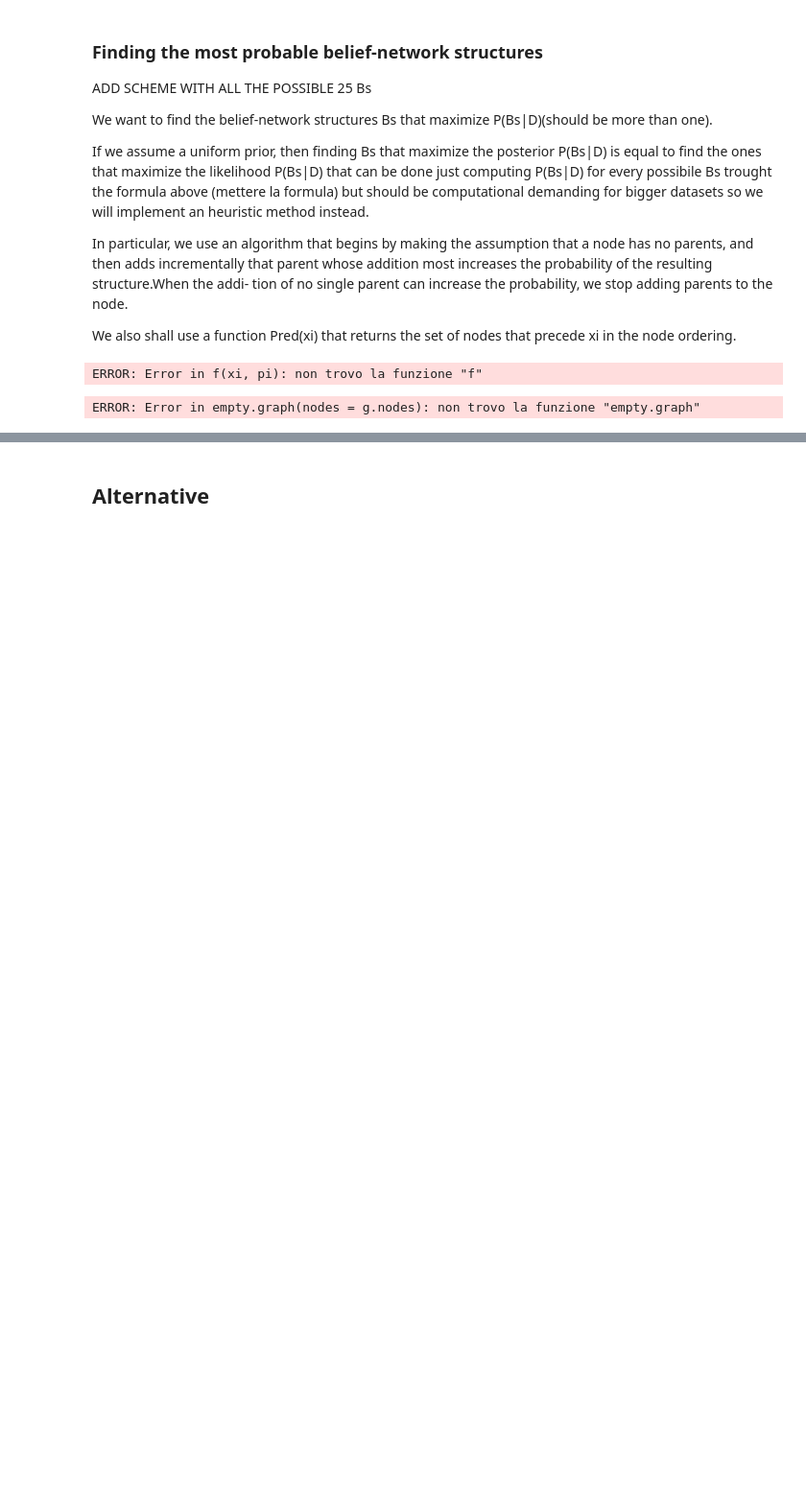
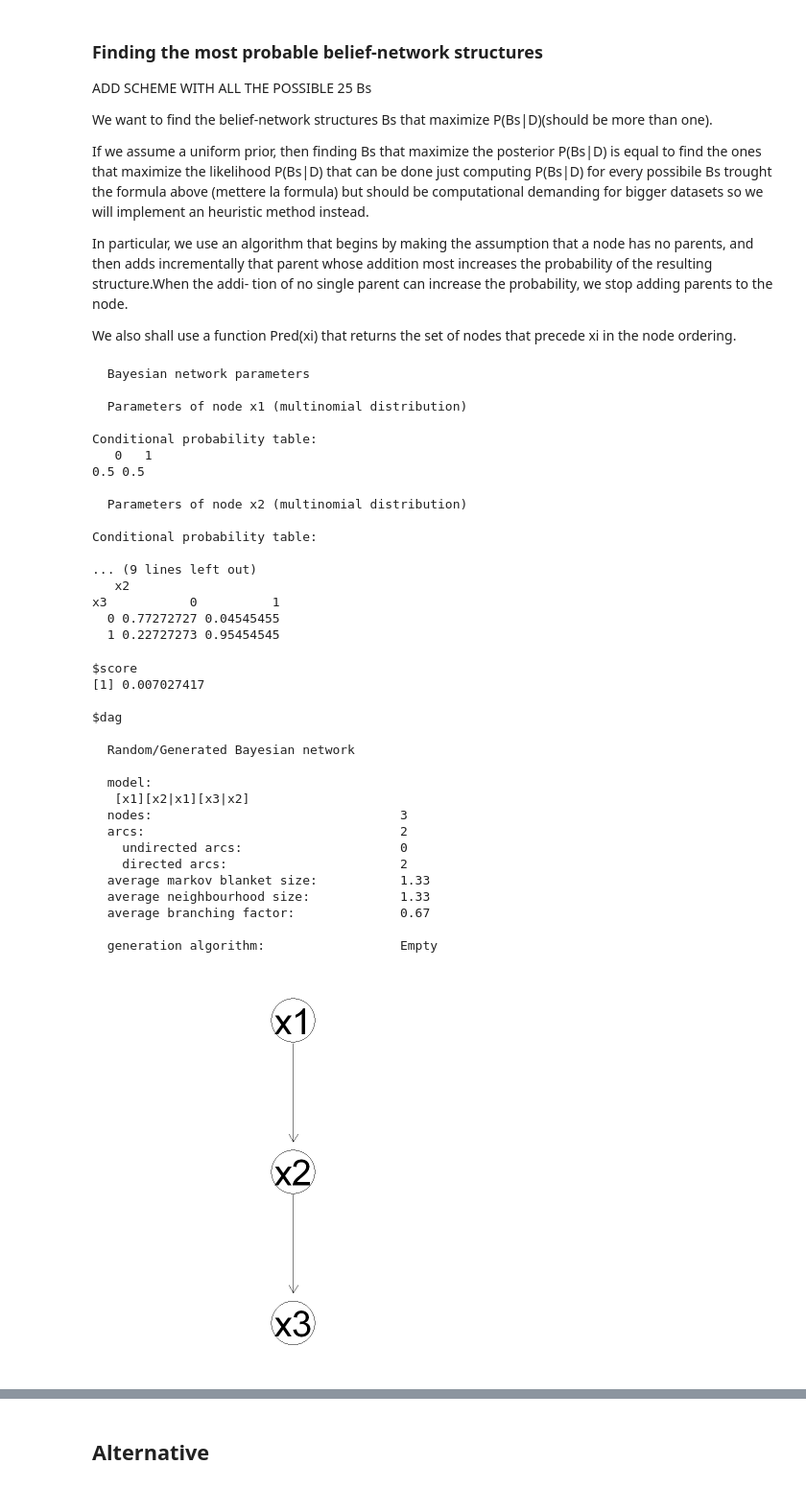
Before and after one commit to emabaci/Advanced-Statistics-Project, a Jupyter notebook: K2_Bayesian_Network.ipynb, the cells around one changed output, grey strips where cells are left out. Shown at 96% size. Cells and saved outputs as stored; diff of their text form; code cells hidden in the pictures; blank space fills up the shorter version.

```diff
--- a/K2_Bayesian_Network.ipynb
+++ b/K2_Bayesian_Network.ipynb
@@ -120,12 +127,6 @@ If we assume a uniform prior, then finding Bs that maximize the posterior P(Bs|D
 In particular, we use an algorithm that begins by making the assumption that a node has no parents, and then adds incrementally that parent whose addition most increases the probability of the resulting structure.When the addi- tion of no single parent can increase the probability, we stop adding parents to the node.
 
 We also shall use a function Pred(xi) that returns the set of nodes that precede xi in the node ordering.
-# %%
-xi <- D$x1
-pi <- c(D$x2, D$x3)
-f(xi, pi)
-# %% [output]
-ERROR: Error in f(xi, pi): non trovo la funzione "f"
 # %%
 score <- function(x.i, pi.i){
     '
@@ -174,7 +175,7 @@ K2 <- function(data, order=c(1,2,3), max.parents=2, output.prob=TRUE) {
         - order: vector with the ordering of the nodes in data
         - max.parents: upper bound on the number of parents a node may have
     Output:
-        -
+        - list with first element the score and second element the dag
     '
     # convert database to a list of vectors
     nodes <- as.list(data[, order+1])
@@ -194,7 +195,7 @@ K2 <- function(data, order=c(1,2,3), max.parents=2, output.prob=TRUE) {
         p.old <- score(nodes[i], parents[i])
 
         ok.to.proceed <- TRUE
-        pred_xi <- order[1:i-1]
+        pred_xi <- c(1,2,3)[1:i-1]
 
         while(ok.to.proceed & length(parents)<max.parents){
             diff   <- append(parents, setdiff(pred_xi, parents))
@@ -221,33 +222,69 @@ K2 <- function(data, order=c(1,2,3), max.parents=2, output.prob=TRUE) {
                     }
                 }
             }
 
             if(p.new>p.old){
                 p.old <- p.new
                 pi.i  <- unions[id]
 
                 for (p in names(pi.i)){
                     dag <- set.arc(dag, from=p, to=g.nodes[i])
                 }
             }
             else{
                 ok.to.proceed <- FALSE
             }
         }
         k2.score <- k2.score + p.old
     }
 
     if (output.prob){
         set <- data.frame(apply(data[2:ncol(data)],c(1,2),as.character), stringsAsFactors = TRUE)
         print(bn.fit(dag, data = set, method = 'bayes'))
+        graphviz.plot(dag)
     }
 
-    graphviz.plot(dag)
     output.list["score"] <- k2.score
     output.list["dag"] <- list(dag)
     return(output.list)
 }
 
-K2(D, output.prob = FALSE)
+network<-K2(D, order = c(1,2,3), output.prob = TRUE)
+network
 # %% [output]
-ERROR: Error in empty.graph(nodes = g.nodes): non trovo la funzione "empty.graph"
+  Bayesian network parameters
+
+  Parameters of node x1 (multinomial distribution)
+
+Conditional probability table:
+   0   1
+0.5 0.5
+
+  Parameters of node x2 (multinomial distribution)
+
+Conditional probability table:
+
+... (9 lines left out)
+   x2
+x3           0          1
+  0 0.77272727 0.04545455
+  1 0.22727273 0.95454545
+$score
+[1] 0.007027417
+
+$dag
+
+  Random/Generated Bayesian network
+
+  model:
+   [x1][x2|x1][x3|x2]
+  nodes:                                 3
+  arcs:                                  2
+    undirected arcs:                     0
+    directed arcs:                       2
+  average markov blanket size:           1.33
+  average neighbourhood size:            1.33
+  average branching factor:              0.67
+
+  generation algorithm:                  Empty
+[figure, added]
```
Also changed, not shown: parts of 6 cells of this notebook.
